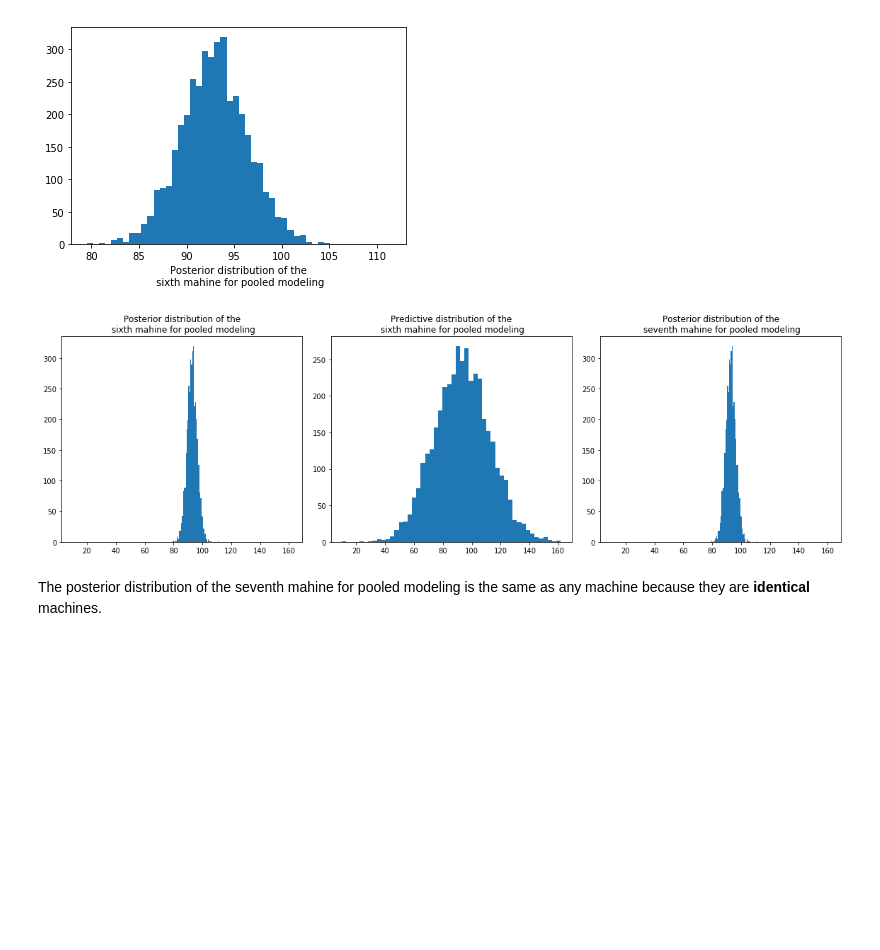
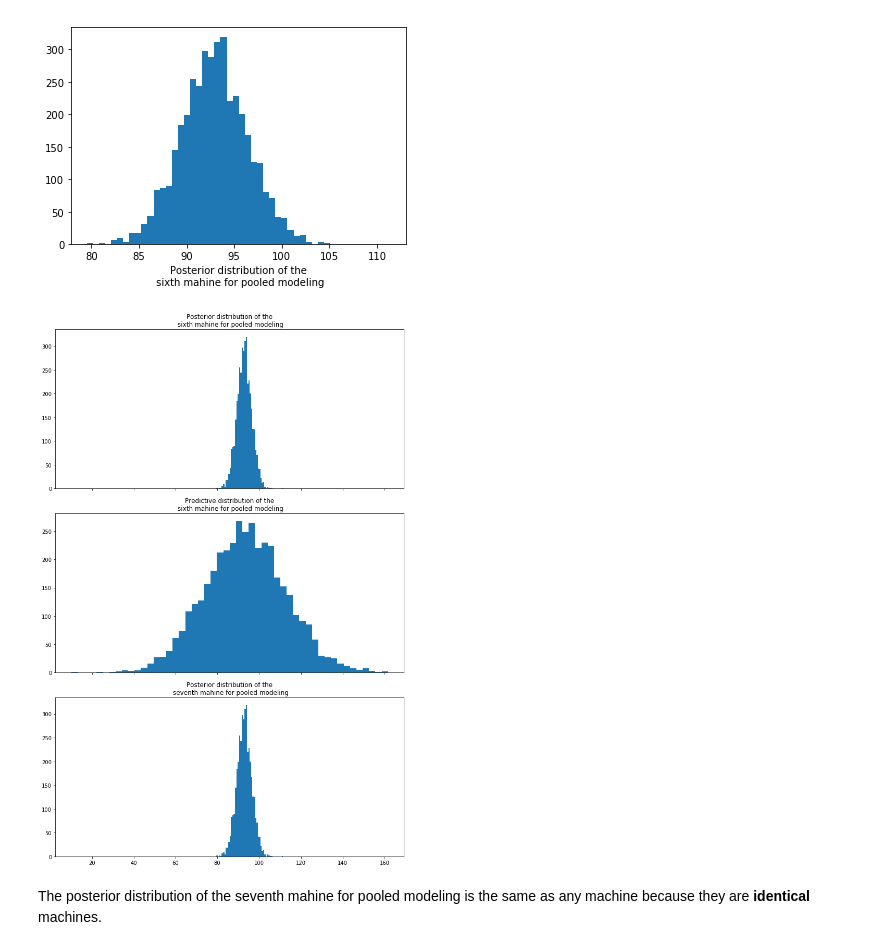
Before and after one commit to SuperShinyEyes/jupyter-notebook-cheatsheet, a Jupyter notebook: Linear Model.ipynb, the cells around one changed output. Drawn from its saved outputs; the diff is of its cells as text; code cells hidden in the pictures; blank space fills up the shorter version.

```diff
--- a/Linear Model.ipynb
+++ b/Linear Model.ipynb
@@ -328,6 +294,6 @@ generated quantities {
 }
 """
 # %%
-sm_pooled = get_stan_model("factory_pooling_posterior", pooling_code, get_new=True)
-# sm = get_stan_model("factory_pooling_posterior", pooling_code)
+# sm_pooled = get_stan_model("factory_pooling_posterior", pooling_code, get_new=True)
+sm_pooled = get_stan_model("factory_pooling_posterior", pooling_code)
 # %% [output]
@@ -344,4 +309,4 @@ data = dict(
     y = y   # observations
 )
 # %%
-fit_pooled = sm_pooled.sampling(data=data, seed=194838);fit_pooled
+fit_pooled = sm_pooled.sampling(data=data, seed=194838)
@@ -373,25 +320,25 @@ plt.xlabel("Posterior distribution of the\n sixth mahine for pooled modeling")
 [figure]
 # %%
 # create figure
-fig, axes = plt.subplots(1, 3, figsize=(16, 5), sharex=True)
+fig, axes = plt.subplots(3, 1, figsize=(10, 15), sharex=True)
 
 # plot the posterior density
 ax = axes[0]
 ax.hist(samples_pooled['mu'], 50)
 ax.set_title('Posterior distribution of the\n sixth mahine for pooled modeling')
 
 ax = axes[1]
 ax.hist(samples_pooled['ypred'], 50)
 ax.set_title("Predictive distribution of the\n sixth mahine for pooled modeling")
 
 ax = axes[2]
 ax.hist(samples_pooled['mu'], 50)
 ax.set_title("Posterior distribution of the\n seventh mahine for pooled modeling")
 
 
 fig.tight_layout()
 # %% [output]
-[figure, old version]
+[figure, new version]
 # %% [markdown]
 The posterior distribution of the seventh mahine for pooled modeling is the same as any machine because they are __identical__ machines.
 # %% [markdown]
```
Also changed, not shown: parts of 20 cells of this notebook.
